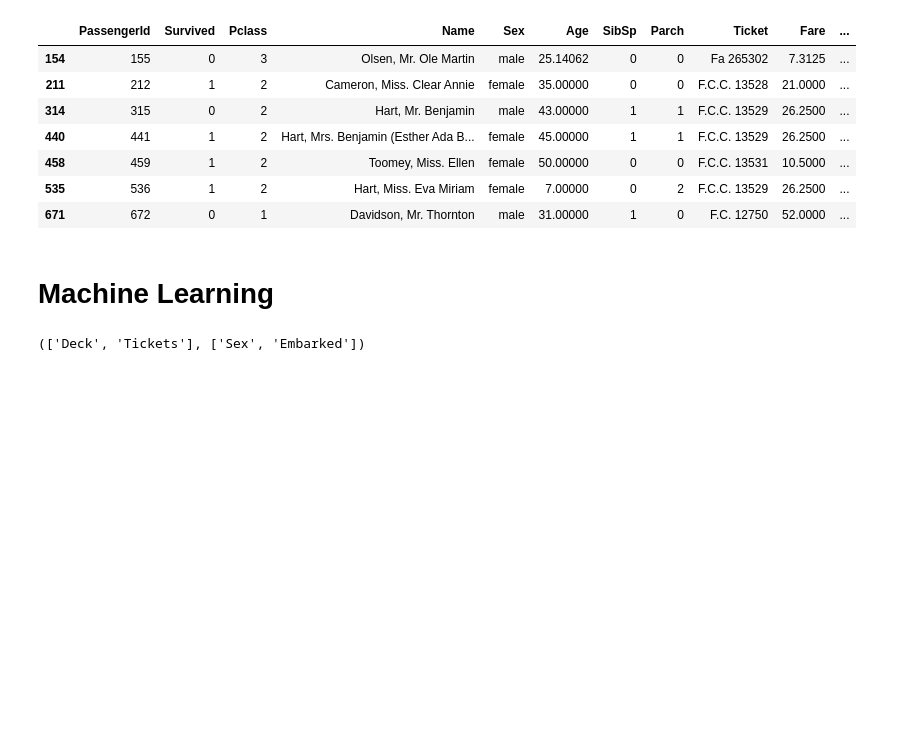
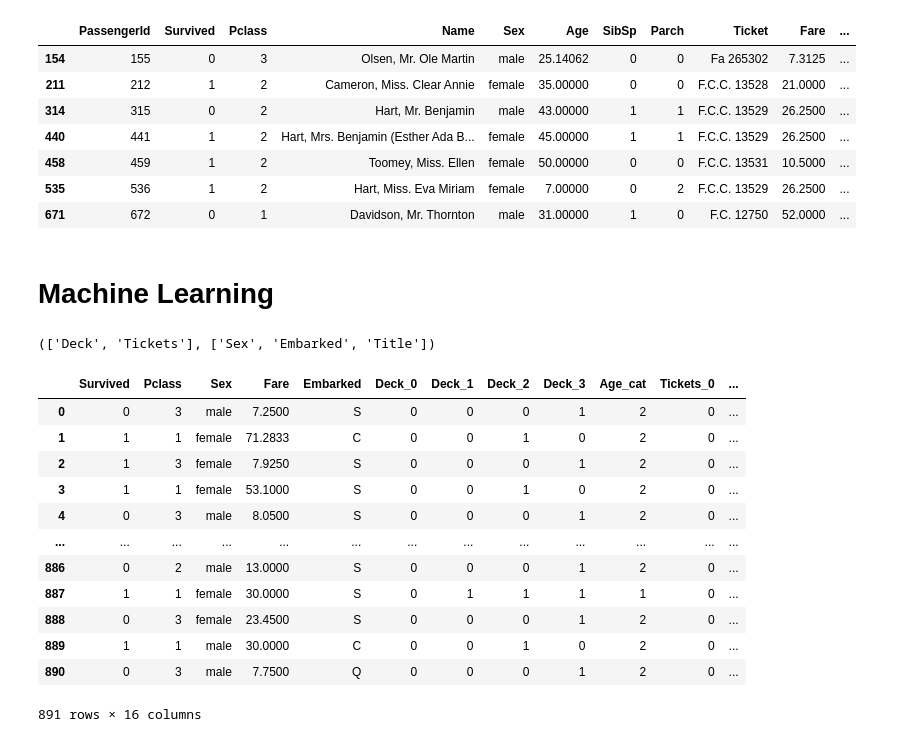
Before and after one commit to abdulqadirmuazzim/Titanic, a Jupyter notebook: titanic.ipynb, the cells around one changed output. Saved outputs shown, nothing was run; the diff lists cells and outputs as text; code cells hidden in the pictures; blank space fills up the shorter version.

```diff
--- a/titanic.ipynb
+++ b/titanic.ipynb
@@ -678,8 +680,8 @@ drop_cols = ["PassengerId", "Name", "Cabin", "Ticket", "Age", "Parch", "SibSp"]
 input_set.drop(columns=drop_cols, inplace=True)
 
 # select categorical columns to One hot encode
-ohe_cols = [col for col in input_set.columns if (input_set[col].dtype == "object") and (input_set[col].nunique() < 5)]
+ohe_cols = [col for col in input_set.columns if (input_set[col].dtype == "object") and (input_set[col].nunique() <= 5)]
 binary_en_cols = [col for col in input_set.columns if (input_set[col].dtype == "object") and (input_set[col].nunique() > 5)]
 binary_en_cols, ohe_cols
 # %% [output]
-(['Deck', 'Tickets'], ['Sex', 'Embarked'])
+(['Deck', 'Tickets'], ['Sex', 'Embarked', 'Title'])
@@ -685,0 +695,18 @@ binary_en_cols, ohe_cols
+# %%
+# Perform binary enoding
+Binary = BinaryEncoder(cols=binary_en_cols)
+Binary.fit_transform(input_set)
+# %% [output]
+|  | Survived | Pclass | Sex | Fare | Embarked | Deck_0 | Deck_1 | Deck_2 | Deck_3 | Age_cat | Tickets_0 | ... |
+| 0 | 0 | 3 | male | 7.2500 | S | 0 | 0 | 0 | 1 | 2 | 0 | ... |
+| 1 | 1 | 1 | female | 71.2833 | C | 0 | 0 | 1 | 0 | 2 | 0 | ... |
+| 2 | 1 | 3 | female | 7.9250 | S | 0 | 0 | 0 | 1 | 2 | 0 | ... |
+| 3 | 1 | 1 | female | 53.1000 | S | 0 | 0 | 1 | 0 | 2 | 0 | ... |
+| 4 | 0 | 3 | male | 8.0500 | S | 0 | 0 | 0 | 1 | 2 | 0 | ... |
+| ... | ... | ... | ... | ... | ... | ... | ... | ... | ... | ... | ... | ... |
+| 886 | 0 | 2 | male | 13.0000 | S | 0 | 0 | 0 | 1 | 2 | 0 | ... |
+| 887 | 1 | 1 | female | 30.0000 | S | 0 | 1 | 1 | 1 | 1 | 0 | ... |
+| 888 | 0 | 3 | female | 23.4500 | S | 0 | 0 | 0 | 1 | 2 | 0 | ... |
+| 889 | 1 | 1 | male | 30.0000 | C | 0 | 0 | 1 | 0 | 2 | 0 | ... |
+| 890 | 0 | 3 | male | 7.7500 | Q | 0 | 0 | 0 | 1 | 2 | 0 | ... |
+891 rows × 16 columns
```
Also changed, not shown: parts of 9 cells of this notebook.
